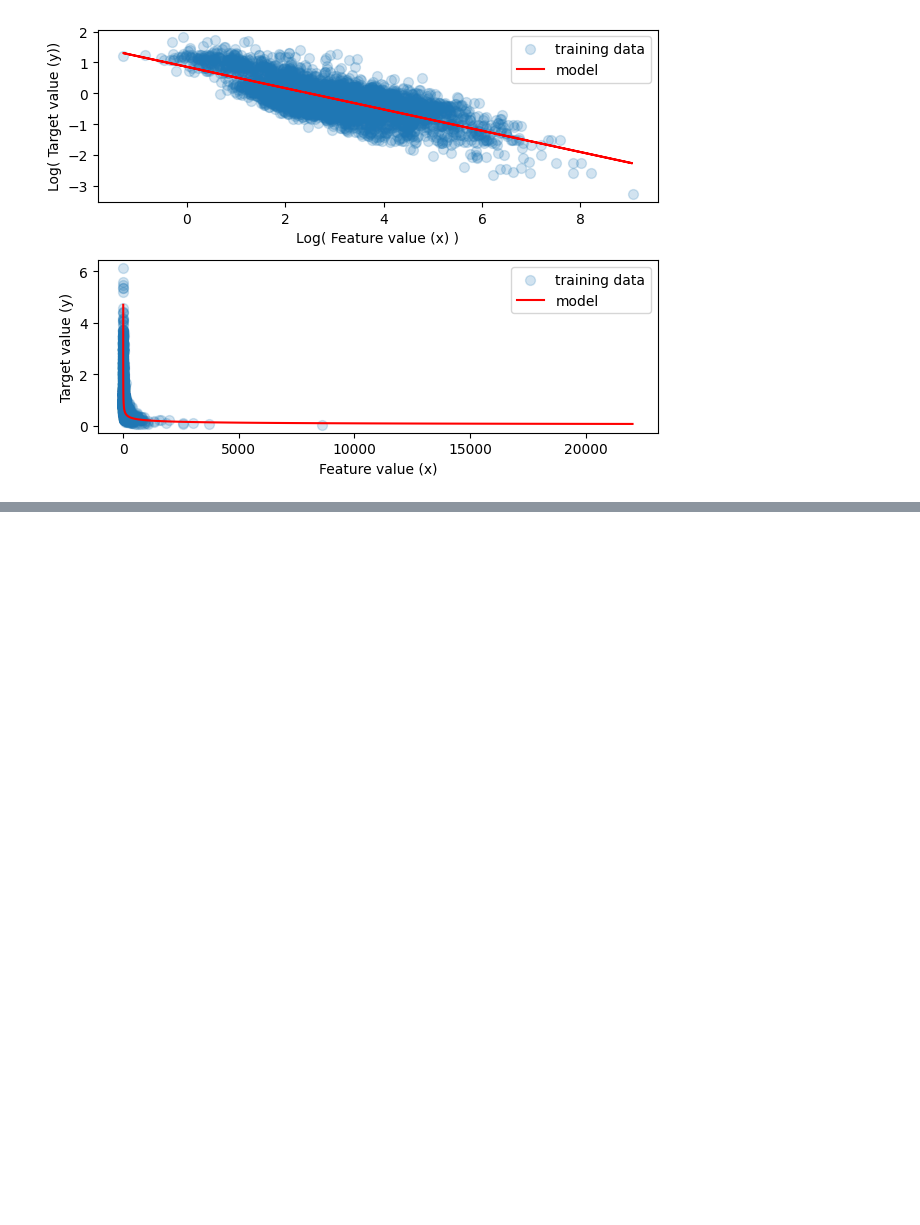
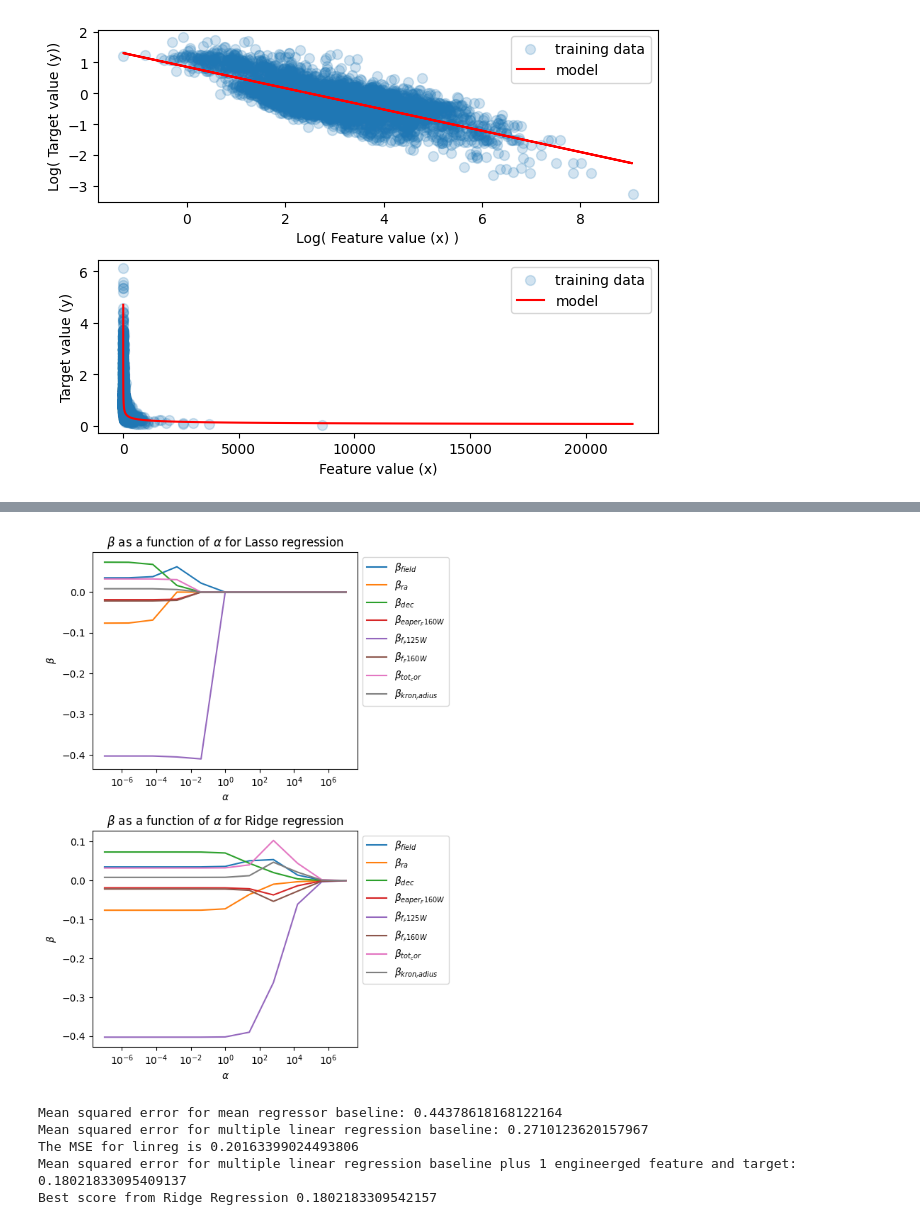
Before and after one commit to jrduncan831/sci_tacc_education_materials, a Jupyter notebook: CosmicAI/Linear_Regression/Linear_Regression.ipynb, the cells around one changed output, grey strips where cells are left out. Cells and saved outputs as stored; diff of their text form; code cells hidden in the pictures; blank space fills up the shorter version.

```diff
--- a/CosmicAI/Linear_Regression/Linear_Regression.ipynb
+++ b/CosmicAI/Linear_Regression/Linear_Regression.ipynb
@@ -372,0 +523,40 @@ fig.tight_layout()
+# %%
+def plot_alpha_v_coef(ax, alphas, coefs, column_names, method='Lasso'):
+    '''
+    plots alpha versus the beta coefficients
+    '''
+    for feature in range(len(coefs[0])):
+            ax.plot(alphas, coefs[:, feature],
+                     label="$\\beta_{{{}}}$".format(column_names[feature]))  #'{} order'.format(feature+1))
+    ax.set_xscale('log')
+    ax.set_title("$\\beta$ as a function of $\\alpha$ for {} regression".format(method))
+    ax.set_xlabel("$\\alpha$")
+    ax.set_ylabel("$\\beta$")
+    ax.legend(loc="upper left",bbox_to_anchor=(1,1))
+
+# get coef matrix
+coefs_lasso = np.zeros((len(alphas), len(X.columns)))
+for i,model in enumerate(models_lasso.values()):
+    coefs_lasso[i] = model.coef_
+coefs_ridge = np.zeros((len(alphas), len(X.columns)))
+for i,model in enumerate(models_ridge.values()):
+    coefs_ridge[i] = model.coef_
+
+fig,ax=plt.subplots(2,figsize=(6,8))
+plot_alpha_v_coef(ax[0], alphas, coefs_lasso, X.columns, method='Lasso')
+plot_alpha_v_coef(ax[1], alphas, coefs_ridge, X.columns, method='Ridge')
+fig.tight_layout()
+# %% [output]
+[figure, added]
+# %%
+print('Mean squared error for mean regressor baseline: {}'.format(mse_dummy_regr))
+print('Mean squared error for multiple linear regression baseline: {}'.format(mse_mlr))
+print('The MSE for linreg is {}'.format(mse_linreg_log))
+print('Mean squared error for multiple linear regression baseline plus 1 engineerged feature and target: {}'.format(mse_mlr_eng))
+print("Best score from Ridge Regression {}".format(mse_array_ridge[np.argmin(mse_array_ridge)]))
+# %% [output]
+Mean squared error for mean regressor baseline: 0.44378618168122164
+Mean squared error for multiple linear regression baseline: 0.2710123620157967
+The MSE for linreg is 0.20163399024493806
+Mean squared error for multiple linear regression baseline plus 1 engineerged feature and target: 0.18021833095409137
+Best score from Ridge Regression 0.1802183309542157
```
Also changed, not shown: parts of 29 cells of this notebook.
